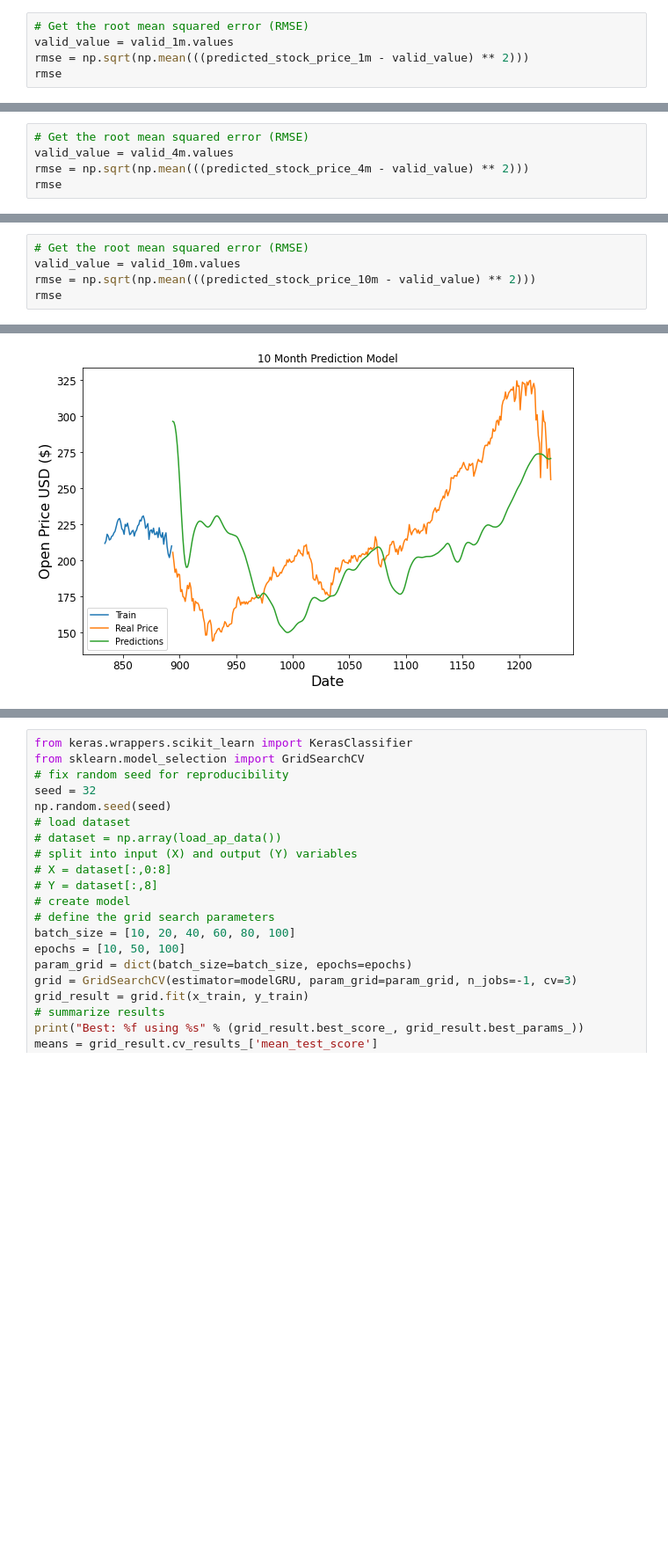
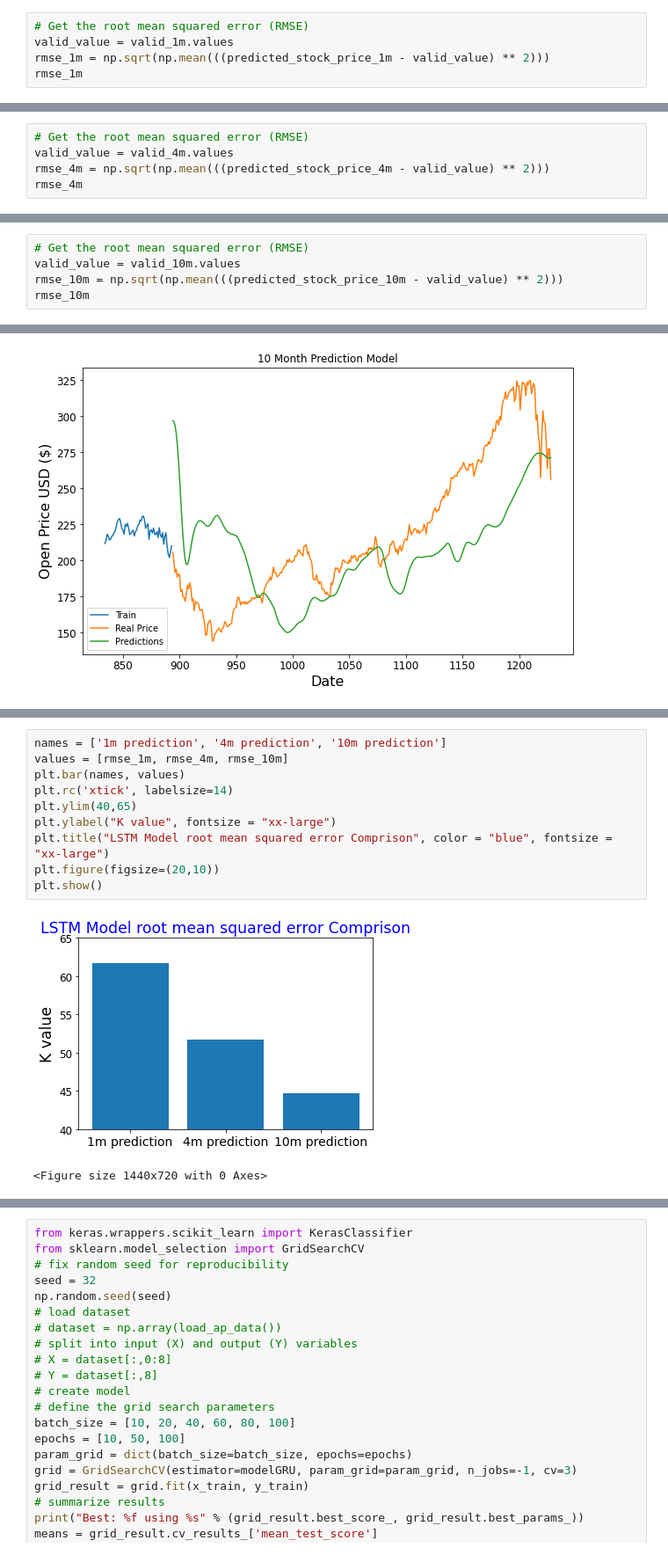
Before and after one commit to fsclsnow/AML, a Jupyter notebook: Project7_RNN_Team2.ipynb, the cells around one changed output, grey strips where cells are left out. Shown at 88% size. Cells and saved outputs as stored; diff of their text form; blank space fills up the shorter version.

```diff
--- a/Project7_RNN_Team2.ipynb
+++ b/Project7_RNN_Team2.ipynb
@@ -370,6 +402,6 @@ predicted_stock_price_1m = sc.inverse_transform(predicted_stock_price_1m)
 # %%
 # Get the root mean squared error (RMSE)
 valid_value = valid_1m.values
-rmse = np.sqrt(np.mean(((predicted_stock_price_1m - valid_value) ** 2)))
-rmse
+rmse_1m = np.sqrt(np.mean(((predicted_stock_price_1m - valid_value) ** 2)))
+rmse_1m
 # %% [output]
@@ -418,6 +450,6 @@ predicted_stock_price_4m = sc.inverse_transform(predicted_stock_price_4m)
 # %%
 # Get the root mean squared error (RMSE)
 valid_value = valid_4m.values
-rmse = np.sqrt(np.mean(((predicted_stock_price_4m - valid_value) ** 2)))
-rmse
+rmse_4m = np.sqrt(np.mean(((predicted_stock_price_4m - valid_value) ** 2)))
+rmse_4m
 # %% [output]
@@ -466,6 +498,6 @@ predicted_stock_price_10m = sc.inverse_transform(predicted_stock_price_10m)
 # %%
 # Get the root mean squared error (RMSE)
 valid_value = valid_10m.values
-rmse = np.sqrt(np.mean(((predicted_stock_price_10m - valid_value) ** 2)))
-rmse
+rmse_10m = np.sqrt(np.mean(((predicted_stock_price_10m - valid_value) ** 2)))
+rmse_10m
 # %% [output]
@@ -490,0 +542,13 @@ See the caveats in the documentation: https://pandas.pydata.org/pandas-docs/stab
+# %%
+names = ['1m prediction', '4m prediction', '10m prediction']
+values = [rmse_1m, rmse_4m, rmse_10m]
+plt.bar(names, values)
+plt.rc('xtick', labelsize=14)
+plt.ylim(40,65)
+plt.ylabel("K value", fontsize = "xx-large")
+plt.title("LSTM Model root mean squared error Comprison", color = "blue", fontsize = "xx-large")
+plt.figure(figsize=(20,10))
+plt.show()
+# %% [output]
+[figure, added]
+<Figure size 1440x720 with 0 Axes>
```
Also changed, not shown: parts of 32 cells of this notebook.
